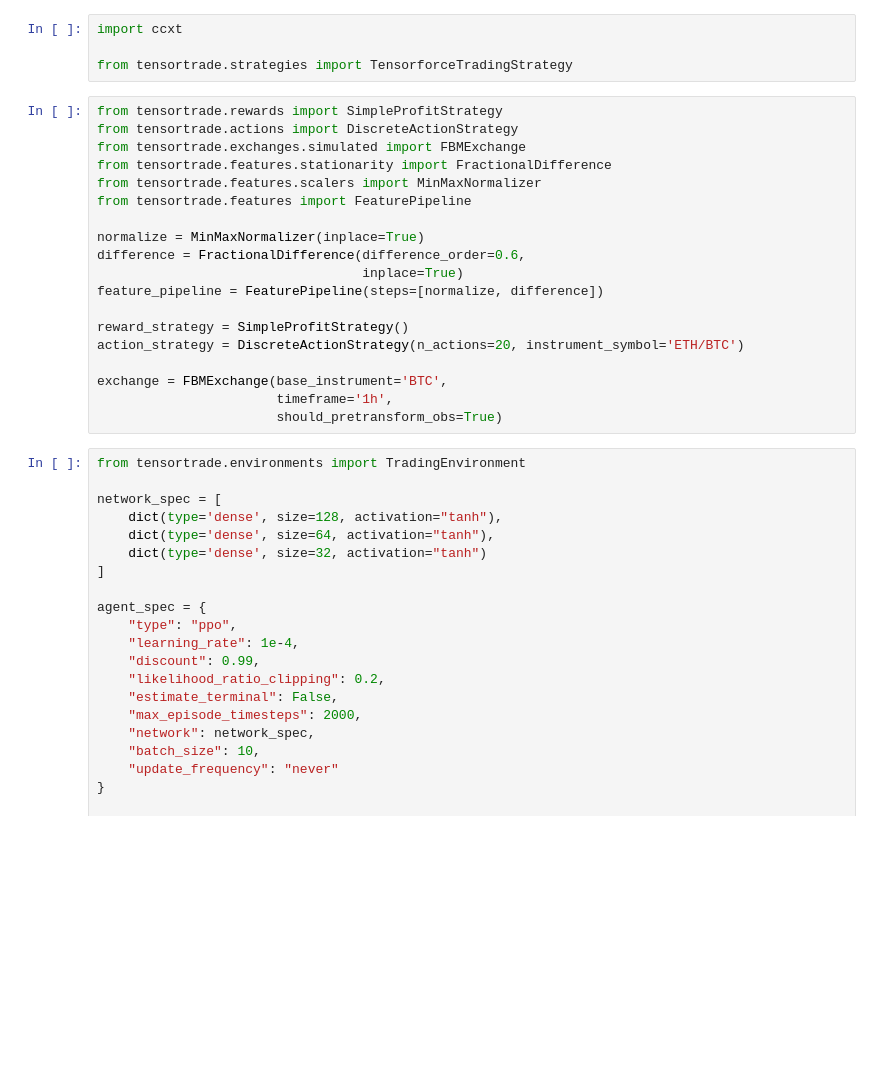
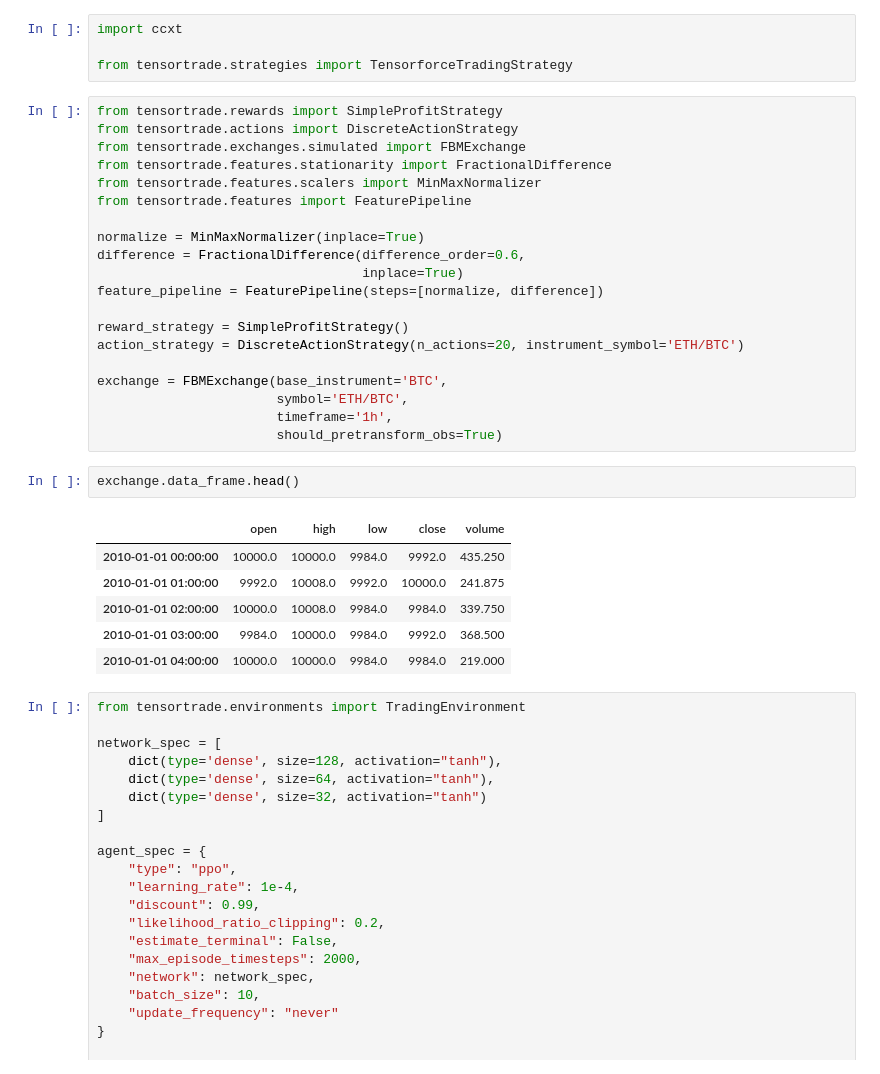
Before and after one commit to tensortrade-org/tensortrade, a Jupyter notebook: examples/train_and_evaluate.ipynb, the cells around one changed output. Saved outputs shown, nothing was run; the diff lists cells and outputs as text; blank space fills up the shorter version.

```diff
--- a/examples/train_and_evaluate.ipynb
+++ b/examples/train_and_evaluate.ipynb
@@ -57,8 +57,18 @@ reward_strategy = SimpleProfitStrategy()
 action_strategy = DiscreteActionStrategy(n_actions=20, instrument_symbol='ETH/BTC')
 
 exchange = FBMExchange(base_instrument='BTC',
+                       symbol='ETH/BTC',
                        timeframe='1h',
                        should_pretransform_obs=True)
+# %%
+exchange.data_frame.head()
+# %% [output]
+|  | open | high | low | close | volume |
+| 2010-01-01 00:00:00 | 10000.0 | 10000.0 | 9984.0 | 9992.0 | 435.250 |
+| 2010-01-01 01:00:00 | 9992.0 | 10008.0 | 9992.0 | 10000.0 | 241.875 |
+| 2010-01-01 02:00:00 | 10000.0 | 10008.0 | 9984.0 | 9984.0 | 339.750 |
+| 2010-01-01 03:00:00 | 9984.0 | 10000.0 | 9984.0 | 9992.0 | 368.500 |
+| 2010-01-01 04:00:00 | 10000.0 | 10000.0 | 9984.0 | 9984.0 | 219.000 |
 # %%
 from tensortrade.environments import TradingEnvironment
 
```
Also changed, not shown: parts of 1 cell of this notebook, 3 other files.
